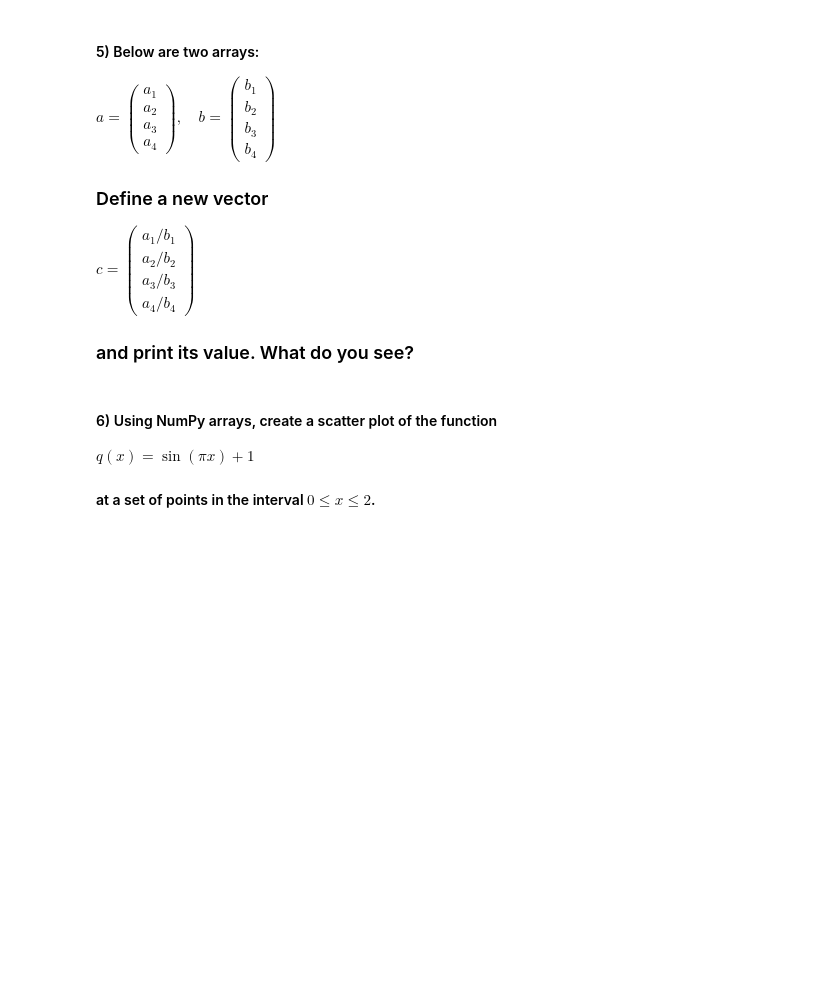
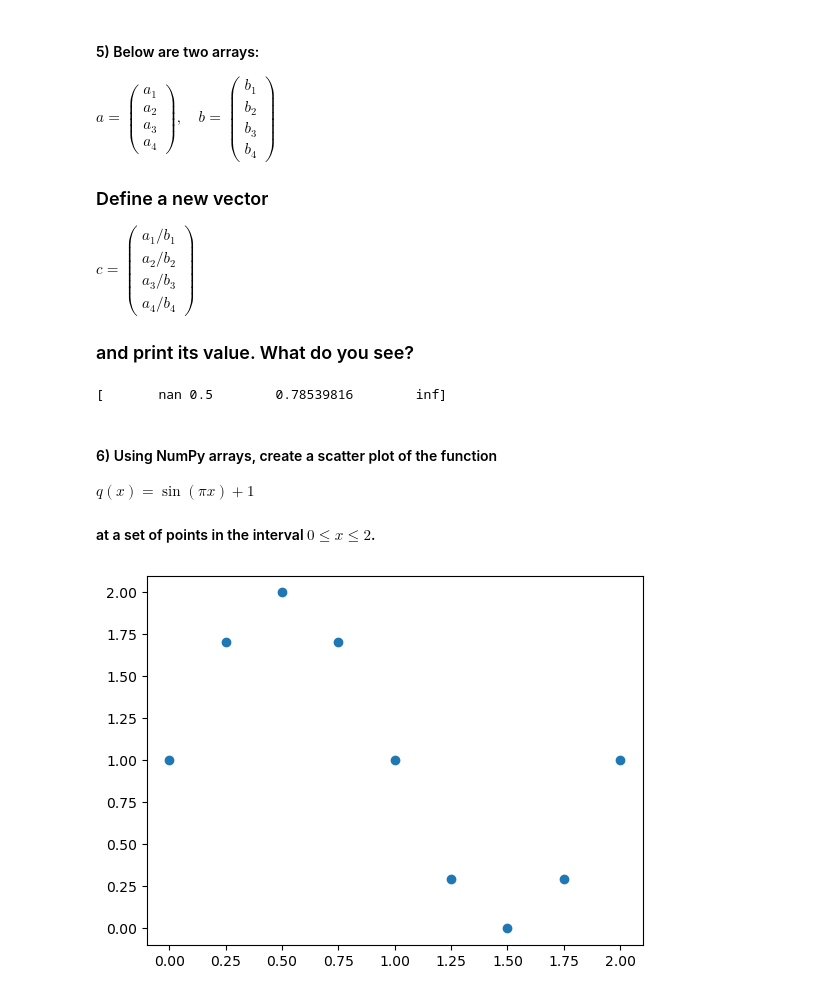
Before and after one commit to tmk29/qtm151fall2025, a Jupyter notebook: Lecture_05 - lists and arrays/Lecture5 copy.ipynb, the cells around one changed output. Cells and saved outputs as stored; diff of their text form; code cells hidden in the pictures; blank space fills up the shorter version.

```diff
--- a/Lecture_05 - lists and arrays/Lecture5 copy.ipynb
+++ b/Lecture_05 - lists and arrays/Lecture5 copy.ipynb
@@ -468,10 +468,16 @@ $c = \begin{pmatrix} a_1/b_1\\ a_2/b_2\\ a_3/b_3\\a_4/b_4\end{pmatrix}$
 
 ### and print its value. What do you see?
 # %%
+import numpy as np
+
 a = np.array([0, 1.0, np.pi, np.cos(np.pi/12)])
 b = np.array([0, 2.0, 4, 0])
+c = a / b
+print(c)
 
 # your code here
+# %% [output]
+[       nan 0.5        0.78539816        inf]
 # %% [markdown]
 #### 6) Using NumPy arrays, create a scatter plot of the function
 
@@ -479,4 +485,12 @@ $q(x) = \sin(\pi x) + 1$
 
 #### at a set of points in the interval $0 \leq x \leq 2$.
 # %%
-# your code here
+import matplotlib.pyplot as plt
+
+x = np.array([0, 0.25, 0.5, 0.75, 1, 1.25, 1.5, 1.75,2])
+y = np.sin(x * np.pi) + 1
+
+plt.scatter(x,y)
+plt.show()
+# %% [output]
+[figure, added]
```
